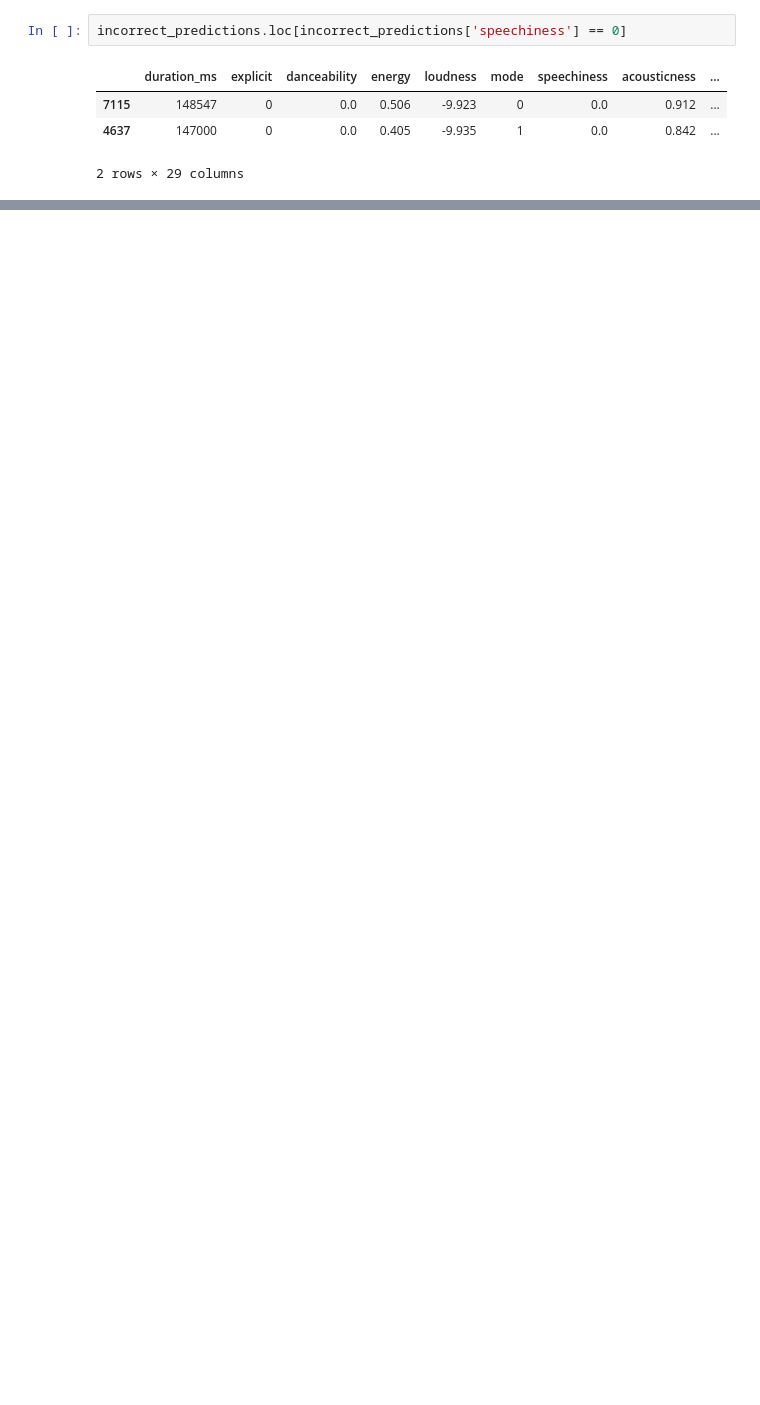
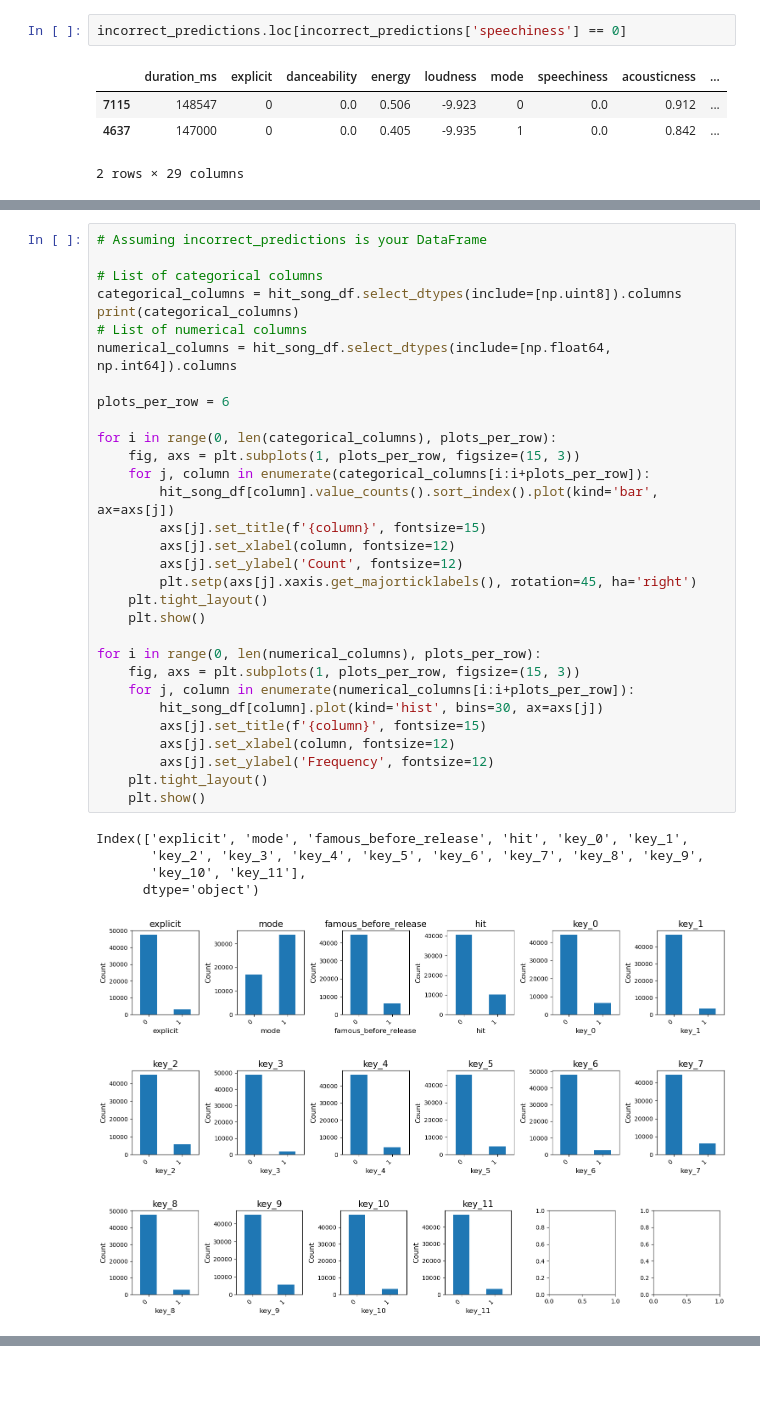
Before and after one commit to xRiku/gp-ufes, a Jupyter notebook: billboard_x_spotify.ipynb, the cells around one changed output, grey strips where cells are left out. Cells and saved outputs as stored; diff of their text form; blank space fills up the shorter version.

```diff
--- a/billboard_x_spotify.ipynb
+++ b/billboard_x_spotify.ipynb
@@ -797,0 +765,39 @@ for i in range(0, len(numerical_columns), plots_per_row):
+# %%
+# Assuming incorrect_predictions is your DataFrame
+
+# List of categorical columns
+categorical_columns = hit_song_df.select_dtypes(include=[np.uint8]).columns
+print(categorical_columns)
+# List of numerical columns
+numerical_columns = hit_song_df.select_dtypes(include=[np.float64, np.int64]).columns
+
+plots_per_row = 6
+
+for i in range(0, len(categorical_columns), plots_per_row):
+    fig, axs = plt.subplots(1, plots_per_row, figsize=(15, 3))
+    for j, column in enumerate(categorical_columns[i:i+plots_per_row]):
+        hit_song_df[column].value_counts().sort_index().plot(kind='bar', ax=axs[j])
+        axs[j].set_title(f'{column}', fontsize=15)
+        axs[j].set_xlabel(column, fontsize=12)
+        axs[j].set_ylabel('Count', fontsize=12)
+        plt.setp(axs[j].xaxis.get_majorticklabels(), rotation=45, ha='right')
+    plt.tight_layout()
+    plt.show()
+
+for i in range(0, len(numerical_columns), plots_per_row):
+    fig, axs = plt.subplots(1, plots_per_row, figsize=(15, 3))
+    for j, column in enumerate(numerical_columns[i:i+plots_per_row]):
+        hit_song_df[column].plot(kind='hist', bins=30, ax=axs[j])
+        axs[j].set_title(f'{column}', fontsize=15)
+        axs[j].set_xlabel(column, fontsize=12)
+        axs[j].set_ylabel('Frequency', fontsize=12)
+    plt.tight_layout()
+    plt.show()
+# %% [output]
+Index(['explicit', 'mode', 'famous_before_release', 'hit', 'key_0', 'key_1',
+       'key_2', 'key_3', 'key_4', 'key_5', 'key_6', 'key_7', 'key_8', 'key_9',
+       'key_10', 'key_11'],
+      dtype='object')
+[figure, added]
+[figure, added]
+[figure, added]
```
Also changed, not shown: parts of 13 cells of this notebook.
